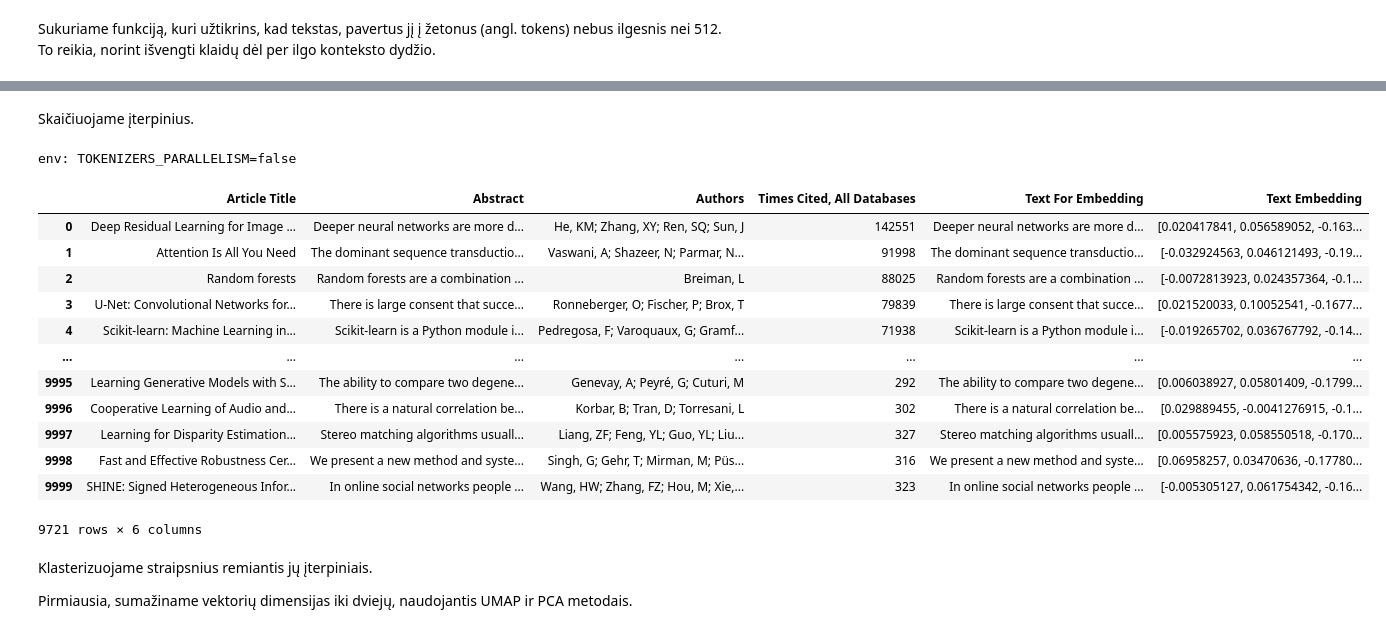
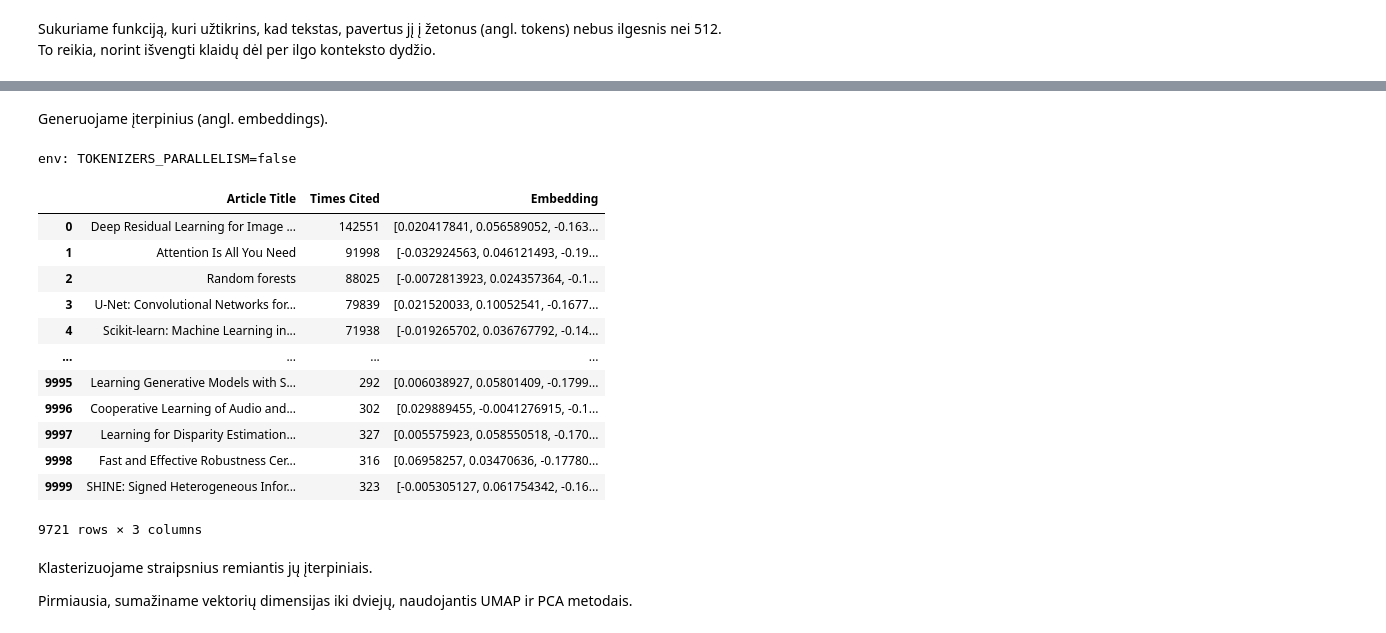
Before and after one commit to mgrybe/social-media-analytics, a Jupyter notebook: preprocessing.ipynb, the cells around one changed output, grey strips where cells are left out. Drawn from its saved outputs; the diff is of its cells as text; code cells hidden in the pictures.

```diff
--- a/preprocessing.ipynb
+++ b/preprocessing.ipynb
@@ -29,6 +38,6 @@ Pašaliname įrašus, turinčius pasikartojančias *Article Title* ir *Abstract*
 df = df.drop_duplicates(subset=['Article Title'])
 df = df.drop_duplicates(subset=['Abstract'])
 # Drop rows with missing values
-df = df.dropna(subset=['Article Title', 'Abstract', 'Authors', 'Times Cited, All Databases'])
-df
+df = df.dropna(subset=['Article Title', 'Abstract', 'Authors', 'Times Cited'])
+df.reset_index()
 # %% [output]
@@ -50,4 +56,0 @@ Paruošiame duomenis įterpinių (angl. embeddings) skaičiavimui. Juos skaičiu
-# %%
-#df['Text For Embedding'] = [f"{row['Article Title']}\n{row['Abstract']}" for idx, row in df.iterrows()]
-df['Text For Embedding'] = [f"{row['Abstract']}" for idx, row in df.iterrows()]
-df
@@ -76,10 +65,10 @@ transformers.logging.set_verbosity_error()
 
 encoding = AutoTokenizer.from_pretrained("bert-base-uncased")
 
-def safe_truncate(text, max_tokens=510):
+def safe_truncate(title, text, max_tokens=510):
     tokens = encoding.encode(text)
     if len(tokens) > max_tokens:
-        print(f"⚠️ Text too long ({len(tokens)} tokens). Truncating to {max_tokens}.")
+        print(f"⚠️ Text for `{title}` too long ({len(tokens)} tokens). Truncating to {max_tokens}.")
         tokens = tokens[:max_tokens]
         return encoding.decode(tokens)
     return text
@@ -86,4 +77,4 @@ def safe_truncate(text, max_tokens=510):
 # %%
-df['Text For Embedding'] = [safe_truncate(row['Text For Embedding']) for idx, row in df.iterrows()]
+df['Abstract'] = [safe_truncate(row['Article Title'], row['Abstract']) for idx, row in df.iterrows()]
 df
 # %% [output]
@@ -120,5 +111,5 @@ df
 # %% [markdown]
-Skaičiuojame įterpinius.
+Generuojame įterpinius (angl. embeddings).
 # %%
 %env TOKENIZERS_PARALLELISM=false
 # %% [output]
@@ -126,30 +117,30 @@ env: TOKENIZERS_PARALLELISM=false
 # %%
 import ollama
 
 batch_size = 10
 embeddings = []
-texts = df['Text For Embedding'].tolist()
+texts = df['Abstract'].tolist()
 
 for i in notebook_tqdm(range(0, len(texts), batch_size)):
     batch = texts[i: i + batch_size]
     embeddings.extend(ollama.embed(model='nomic-embed-text:latest', input=batch)['embeddings'])
 
-df['Text Embedding'] = embeddings
-df
+df['Embedding'] = embeddings
+df[['Article Title', 'Times Cited', 'Embedding']]
 # %% [output]
-|  | Article Title | Abstract | Authors | Times Cited, All Databases | Text For Embedding | Text Embedding |
-| 0 | Deep Residual Learning for Image ... | Deeper neural networks are more d... | He, KM; Zhang, XY; Ren, SQ; Sun, J | 142551 | Deeper neural networks are more d... | [0.020417841, 0.056589052, -0.163... |
-| 1 | Attention Is All You Need | The dominant sequence transductio... | Vaswani, A; Shazeer, N; Parmar, N... | 91998 | The dominant sequence transductio... | [-0.032924563, 0.046121493, -0.19... |
-| 2 | Random forests | Random forests are a combination ... | Breiman, L | 88025 | Random forests are a combination ... | [-0.0072813923, 0.024357364, -0.1... |
-| 3 | U-Net: Convolutional Networks for... | There is large consent that succe... | Ronneberger, O; Fischer, P; Brox, T | 79839 | There is large consent that succe... | [0.021520033, 0.10052541, -0.1677... |
-| 4 | Scikit-learn: Machine Learning in... | Scikit-learn is a Python module i... | Pedregosa, F; Varoquaux, G; Gramf... | 71938 | Scikit-learn is a Python module i... | [-0.019265702, 0.036767792, -0.14... |
-| ... | ... | ... | ... | ... | ... | ... |
-| 9995 | Learning Generative Models with S... | The ability to compare two degene... | Genevay, A; Peyré, G; Cuturi, M | 292 | The ability to compare two degene... | [0.006038927, 0.05801409, -0.1799... |
-| 9996 | Cooperative Learning of Audio and... | There is a natural correlation be... | Korbar, B; Tran, D; Torresani, L | 302 | There is a natural correlation be... | [0.029889455, -0.0041276915, -0.1... |
-| 9997 | Learning for Disparity Estimation... | Stereo matching algorithms usuall... | Liang, ZF; Feng, YL; Guo, YL; Liu... | 327 | Stereo matching algorithms usuall... | [0.005575923, 0.058550518, -0.170... |
-| 9998 | Fast and Effective Robustness Cer... | We present a new method and syste... | Singh, G; Gehr, T; Mirman, M; Püs... | 316 | We present a new method and syste... | [0.06958257, 0.03470636, -0.17780... |
-| 9999 | SHINE: Signed Heterogeneous Infor... | In online social networks people ... | Wang, HW; Zhang, FZ; Hou, M; Xie,... | 323 | In online social networks people ... | [-0.005305127, 0.061754342, -0.16... |
+|  | Article Title | Times Cited | Embedding |
+| 0 | Deep Residual Learning for Image ... | 142551 | [0.020417841, 0.056589052, -0.163... |
+| 1 | Attention Is All You Need | 91998 | [-0.032924563, 0.046121493, -0.19... |
+| 2 | Random forests | 88025 | [-0.0072813923, 0.024357364, -0.1... |
+| 3 | U-Net: Convolutional Networks for... | 79839 | [0.021520033, 0.10052541, -0.1677... |
+| 4 | Scikit-learn: Machine Learning in... | 71938 | [-0.019265702, 0.036767792, -0.14... |
+| ... | ... | ... | ... |
+| 9995 | Learning Generative Models with S... | 292 | [0.006038927, 0.05801409, -0.1799... |
+| 9996 | Cooperative Learning of Audio and... | 302 | [0.029889455, -0.0041276915, -0.1... |
+| 9997 | Learning for Disparity Estimation... | 327 | [0.005575923, 0.058550518, -0.170... |
+| 9998 | Fast and Effective Robustness Cer... | 316 | [0.06958257, 0.03470636, -0.17780... |
+| 9999 | SHINE: Signed Heterogeneous Infor... | 323 | [-0.005305127, 0.061754342, -0.16... |
-9721 rows × 6 columns
+9721 rows × 3 columns
 # %% [markdown]
 Klasterizuojame straipsnius remiantis jų įterpiniais.
 
```
Also changed, not shown: parts of 24 cells of this notebook, 6 other files.
